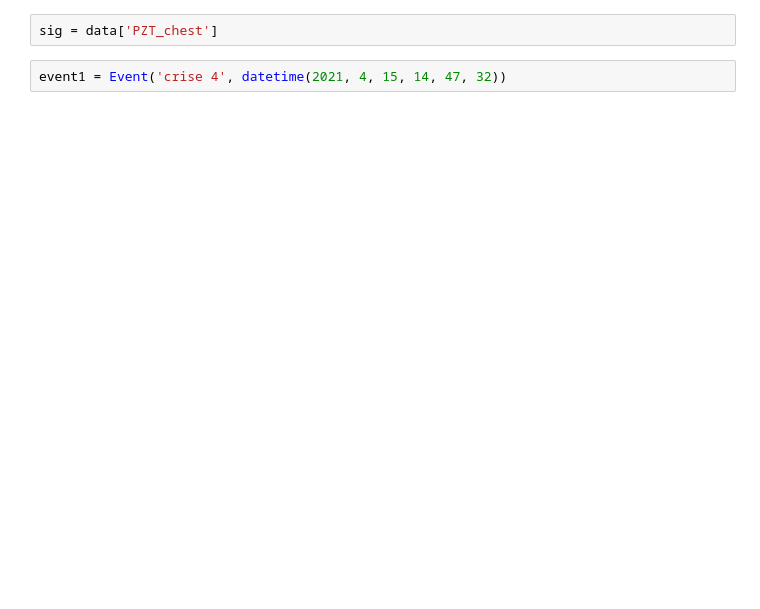
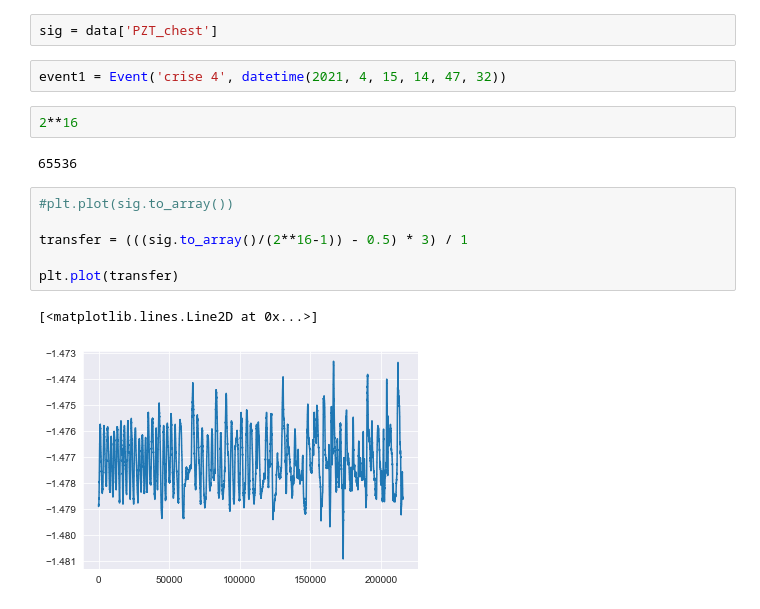
Before and after one commit to jomy-kk/LTBio, a Jupyter notebook: research_journal/05-09-2022/plot_seizure_resp.ipynb, the cells around one changed output. Saved outputs shown, nothing was run; the diff lists cells and outputs as text; blank space fills up the shorter version.

```diff
--- a/research_journal/05-09-2022/plot_seizure_resp.ipynb
+++ b/research_journal/05-09-2022/plot_seizure_resp.ipynb
@@ -19,4 +19,17 @@ data = BitalinoShort._read(dir=path_, type=modalities.RESP, **options)
 sig = data['PZT_chest']
 # %%
 event1 = Event('crise 4', datetime(2021, 4, 15, 14, 47, 32))
+# %%
+2**16
+# %% [output]
+65536
+# %%
+#plt.plot(sig.to_array())
+
+transfer = (((sig.to_array()/(2**16-1)) - 0.5) * 3) / 1
+
+plt.plot(transfer)
+# %% [output]
+[<matplotlib.lines.Line2D at 0x...>]
+[figure, added]
 # %%
```
Also changed, not shown: parts of 5 cells of this notebook, 20 other files.
